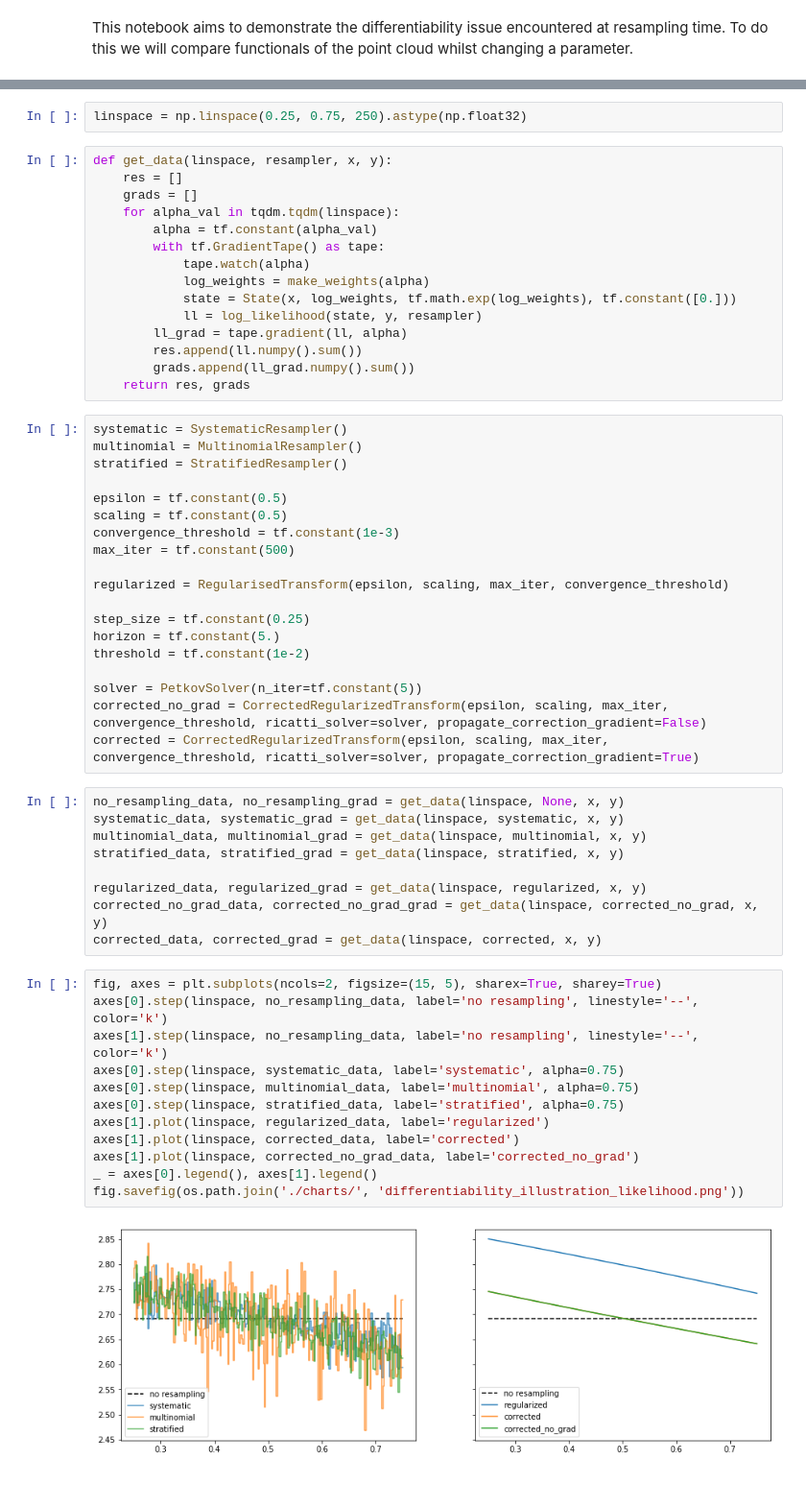
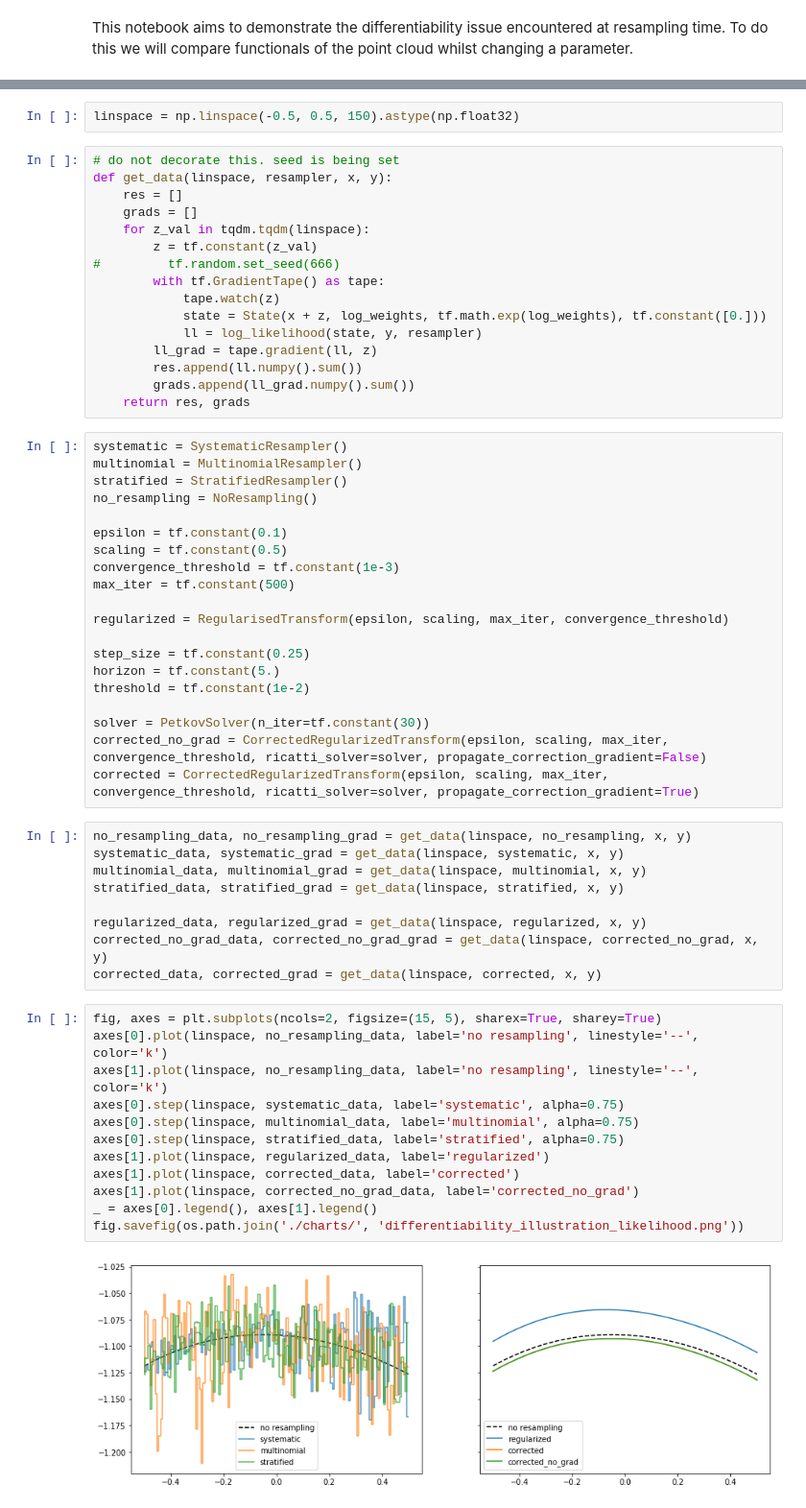
Before and after one commit to JTT94/filterflow, a Jupyter notebook: notebooks/examples/DifferentiabilityIllustration.ipynb, the cells around one changed output, grey strips where cells are left out. Shown at 96% size. Cells and saved outputs as stored; diff of their text form.

Commit message:
handling of corner cases in gradient calculations

```diff
--- a/notebooks/examples/DifferentiabilityIllustration.ipynb
+++ b/notebooks/examples/DifferentiabilityIllustration.ipynb
@@ -49,18 +46,19 @@ def log_likelihood(state, observation, resampler, seed=666):
     return tf.reduce_logsumexp(log_prob)
 # %%
-linspace = np.linspace(0.25, 0.75, 250).astype(np.float32)
+linspace = np.linspace(-0.5, 0.5, 150).astype(np.float32)
 # %%
+# do not decorate this. seed is being set
 def get_data(linspace, resampler, x, y):
     res = []
     grads = []
-    for alpha_val in tqdm.tqdm(linspace):
-        alpha = tf.constant(alpha_val)
+    for z_val in tqdm.tqdm(linspace):
+        z = tf.constant(z_val)
+#         tf.random.set_seed(666)
         with tf.GradientTape() as tape:
-            tape.watch(alpha)
-            log_weights = make_weights(alpha)
-            state = State(x, log_weights, tf.math.exp(log_weights), tf.constant([0.]))
+            tape.watch(z)
+            state = State(x + z, log_weights, tf.math.exp(log_weights), tf.constant([0.]))
             ll = log_likelihood(state, y, resampler)
-        ll_grad = tape.gradient(ll, alpha)
+        ll_grad = tape.gradient(ll, z)
         res.append(ll.numpy().sum())
         grads.append(ll_grad.numpy().sum())
     return res, grads
@@ -68,8 +66,9 @@ def get_data(linspace, resampler, x, y):
 systematic = SystematicResampler()
 multinomial = MultinomialResampler()
 stratified = StratifiedResampler()
+no_resampling = NoResampling()
 
-epsilon = tf.constant(0.5)
+epsilon = tf.constant(0.1)
 scaling = tf.constant(0.5)
 convergence_threshold = tf.constant(1e-3)
 max_iter = tf.constant(500)
@@ -80,11 +79,11 @@ step_size = tf.constant(0.25)
 horizon = tf.constant(5.)
 threshold = tf.constant(1e-2)
 
-solver = PetkovSolver(n_iter=tf.constant(5))
+solver = PetkovSolver(n_iter=tf.constant(30))
 corrected_no_grad = CorrectedRegularizedTransform(epsilon, scaling, max_iter, convergence_threshold, ricatti_solver=solver, propagate_correction_gradient=False)
 corrected = CorrectedRegularizedTransform(epsilon, scaling, max_iter, convergence_threshold, ricatti_solver=solver, propagate_correction_gradient=True)
 # %%
-no_resampling_data, no_resampling_grad = get_data(linspace, None, x, y)
+no_resampling_data, no_resampling_grad = get_data(linspace, no_resampling, x, y)
 systematic_data, systematic_grad = get_data(linspace, systematic, x, y)
 multinomial_data, multinomial_grad = get_data(linspace, multinomial, x, y)
 stratified_data, stratified_grad = get_data(linspace, stratified, x, y)
@@ -94,18 +93,18 @@ corrected_no_grad_data, corrected_no_grad_grad = get_data(linspace, corrected_no
 corrected_data, corrected_grad = get_data(linspace, corrected, x, y)
 # %%
 fig, axes = plt.subplots(ncols=2, figsize=(15, 5), sharex=True, sharey=True)
-axes[0].step(linspace, no_resampling_data, label='no resampling', linestyle='--', color='k')
-axes[1].step(linspace, no_resampling_data, label='no resampling', linestyle='--', color='k')
+axes[0].plot(linspace, no_resampling_data, label='no resampling', linestyle='--', color='k')
+axes[1].plot(linspace, no_resampling_data, label='no resampling', linestyle='--', color='k')
 axes[0].step(linspace, systematic_data, label='systematic', alpha=0.75)
 axes[0].step(linspace, multinomial_data, label='multinomial', alpha=0.75)
 axes[0].step(linspace, stratified_data, label='stratified', alpha=0.75)
 axes[1].plot(linspace, regularized_data, label='regularized')
 axes[1].plot(linspace, corrected_data, label='corrected')
 axes[1].plot(linspace, corrected_no_grad_data, label='corrected_no_grad')
 _ = axes[0].legend(), axes[1].legend()
 fig.savefig(os.path.join('./charts/', 'differentiability_illustration_likelihood.png'))
 # %% [output]
-[figure, old version]
+[figure, new version]
 # %%
 fig, axes = plt.subplots(ncols=2, figsize=(15, 5), sharex=True, sharey=False)
 axes[0].step(linspace, no_resampling_grad, label='no resampling', linestyle='--', color='k')
```
Also changed, not shown: parts of 7 cells of this notebook, 10 other files.
